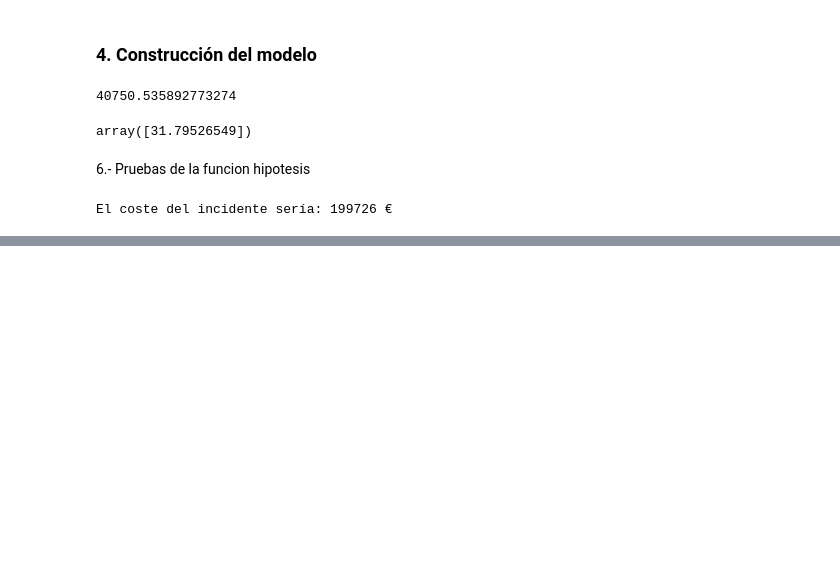
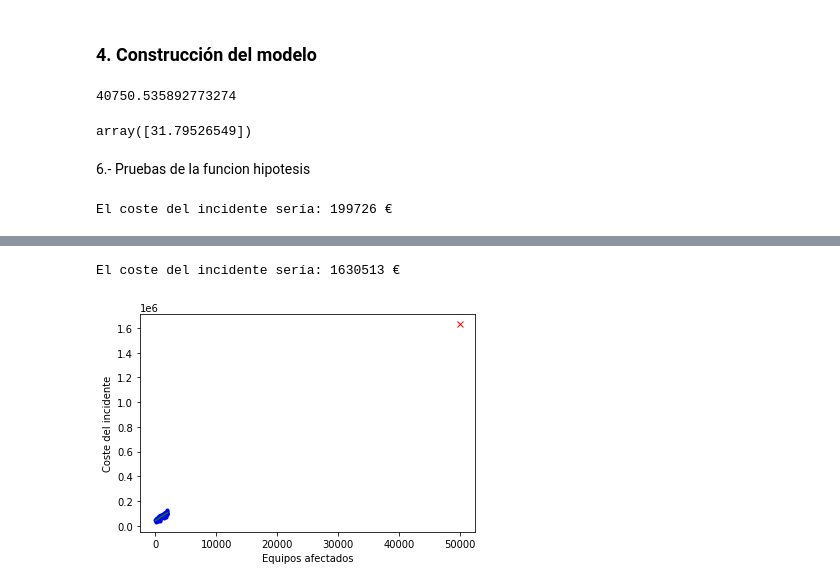
Before and after one commit to franklin-tixi/machine-learning, a Jupyter notebook: ML_RegresiónLineal_PredicciónCosteIncidenteDeSeguridad.ipynb, the cells around one changed output, grey strips where cells are left out. Saved outputs shown, nothing was run; the diff lists cells and outputs as text; code cells hidden in the pictures; blank space fills up the shorter version.

```diff
--- a/ML_RegresiónLineal_PredicciónCosteIncidenteDeSeguridad.ipynb
+++ b/ML_RegresiónLineal_PredicciónCosteIncidenteDeSeguridad.ipynb
@@ -137,0 +140,18 @@ plt.show()
+# %%
+x_new = np.array([[50000]]) # 1300 equipos afectados
+
+# Predicción del coste que tendría el incidente
+coste = lin_reg.predict(x_new)
+
+print("El coste del incidente sería:", int(coste[0]), "€")
+# %% [output]
+El coste del incidente sería: 1630513 €
+# %%
+plt.plot(df['n_equipos_afectados'], df['coste'], "b.")
+plt.plot(X_min_max, y_train_pred, "g-")
+plt.plot(x_new, coste, "rx")
+plt.xlabel("Equipos afectados")
+plt.ylabel("Coste del incidente")
+plt.show()
+# %% [output]
+[figure, added]
```
Also changed, not shown: parts of 3 cells of this notebook.
